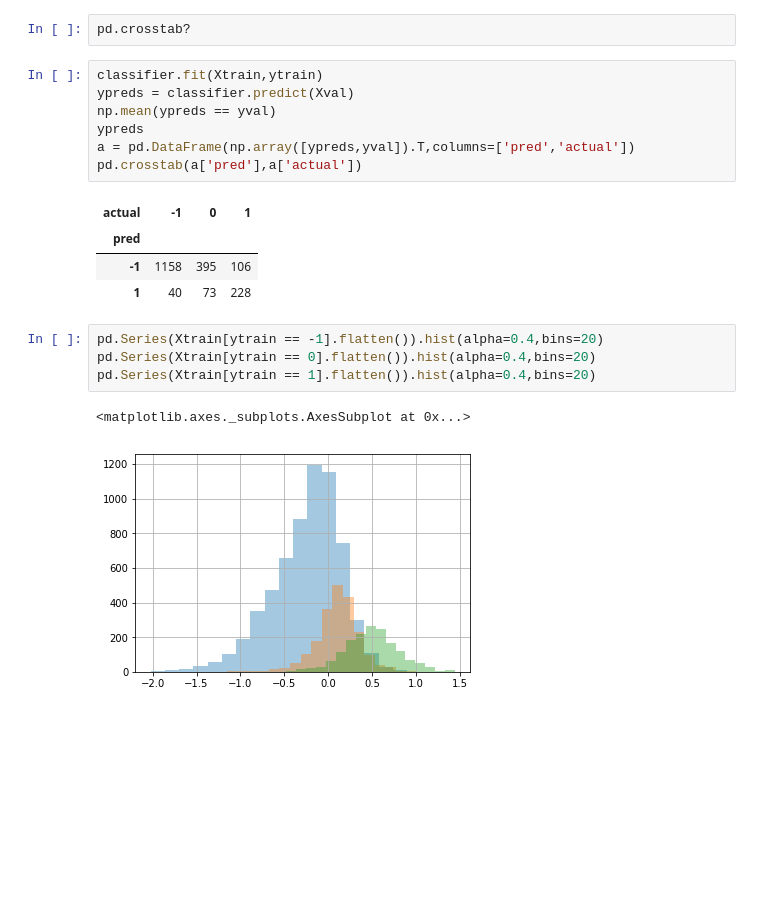
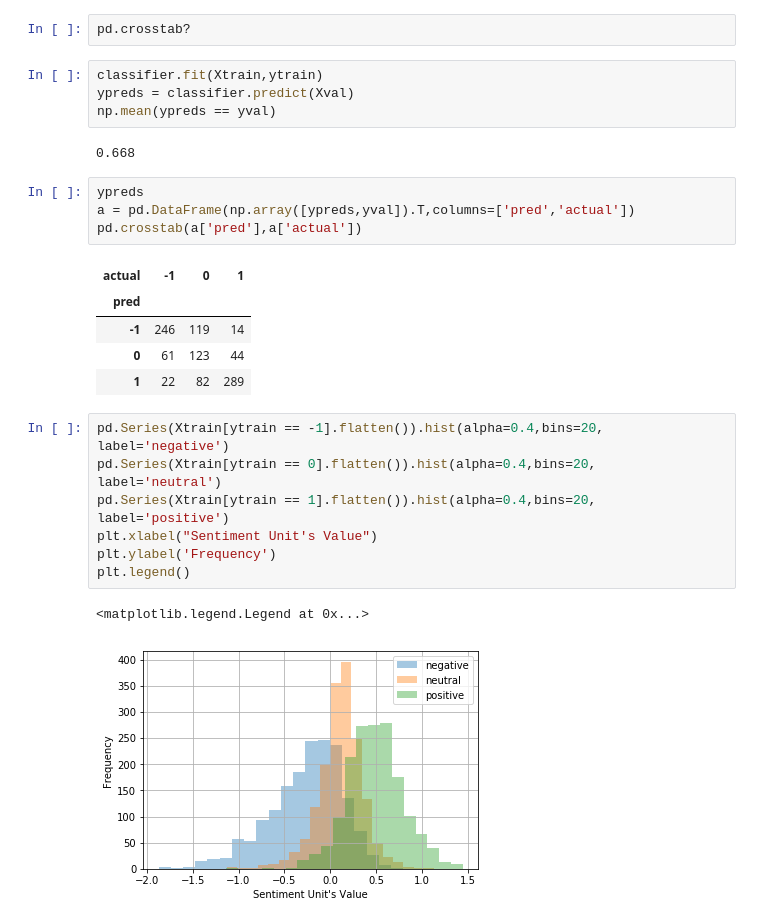
Before and after one commit to robertahunt/Twitter-Airline-Sentiment-Analysis, a Jupyter notebook: playground/OpenAI Logistic Regression.ipynb, the cells around one changed output. Drawn from its saved outputs; the diff is of its cells as text; blank space fills up the shorter version.

```diff
--- a/playground/OpenAI Logistic Regression.ipynb
+++ b/playground/OpenAI Logistic Regression.ipynb
@@ -36,25 +45,32 @@ from sklearn.linear_model import LogisticRegressionCV
 classifier = LogisticRegressionCV()
 # %%
 pd.crosstab?
+# %%
+classifier.fit(Xtrain,ytrain)
+ypreds = classifier.predict(Xval)
+np.mean(ypreds == yval)
+# %% [output]
+0.668
 # %%
-classifier.fit(Xtrain,ytrain)
-ypreds = classifier.predict(Xval)
-np.mean(ypreds == yval)
 ypreds
 a = pd.DataFrame(np.array([ypreds,yval]).T,columns=['pred','actual'])
 pd.crosstab(a['pred'],a['actual'])
 # %% [output]
 | actual | -1 | 0 | 1 |
 | pred |  |  |  |
-| -1 | 1158 | 395 | 106 |
-| 1 | 40 | 73 | 228 |
+| -1 | 246 | 119 | 14 |
+| 0 | 61 | 123 | 44 |
+| 1 | 22 | 82 | 289 |
 # %%
-pd.Series(Xtrain[ytrain == -1].flatten()).hist(alpha=0.4,bins=20)
-pd.Series(Xtrain[ytrain == 0].flatten()).hist(alpha=0.4,bins=20)
-pd.Series(Xtrain[ytrain == 1].flatten()).hist(alpha=0.4,bins=20)
+pd.Series(Xtrain[ytrain == -1].flatten()).hist(alpha=0.4,bins=20, label='negative')
+pd.Series(Xtrain[ytrain == 0].flatten()).hist(alpha=0.4,bins=20, label='neutral')
+pd.Series(Xtrain[ytrain == 1].flatten()).hist(alpha=0.4,bins=20, label='positive')
+plt.xlabel("Sentiment Unit's Value")
+plt.ylabel('Frequency')
+plt.legend()
 # %% [output]
-<matplotlib.axes._subplots.AxesSubplot at 0x...>
+<matplotlib.legend.Legend at 0x...>
-[figure, old version]
+[figure, new version]
 # %%
 from sklearn.metrics import precision_recall_fscore_support
 precision_recall_fscore_support(classifier.predict(Xval), yval)
```
Also changed, not shown: parts of 8 cells of this notebook, 11 other files.
